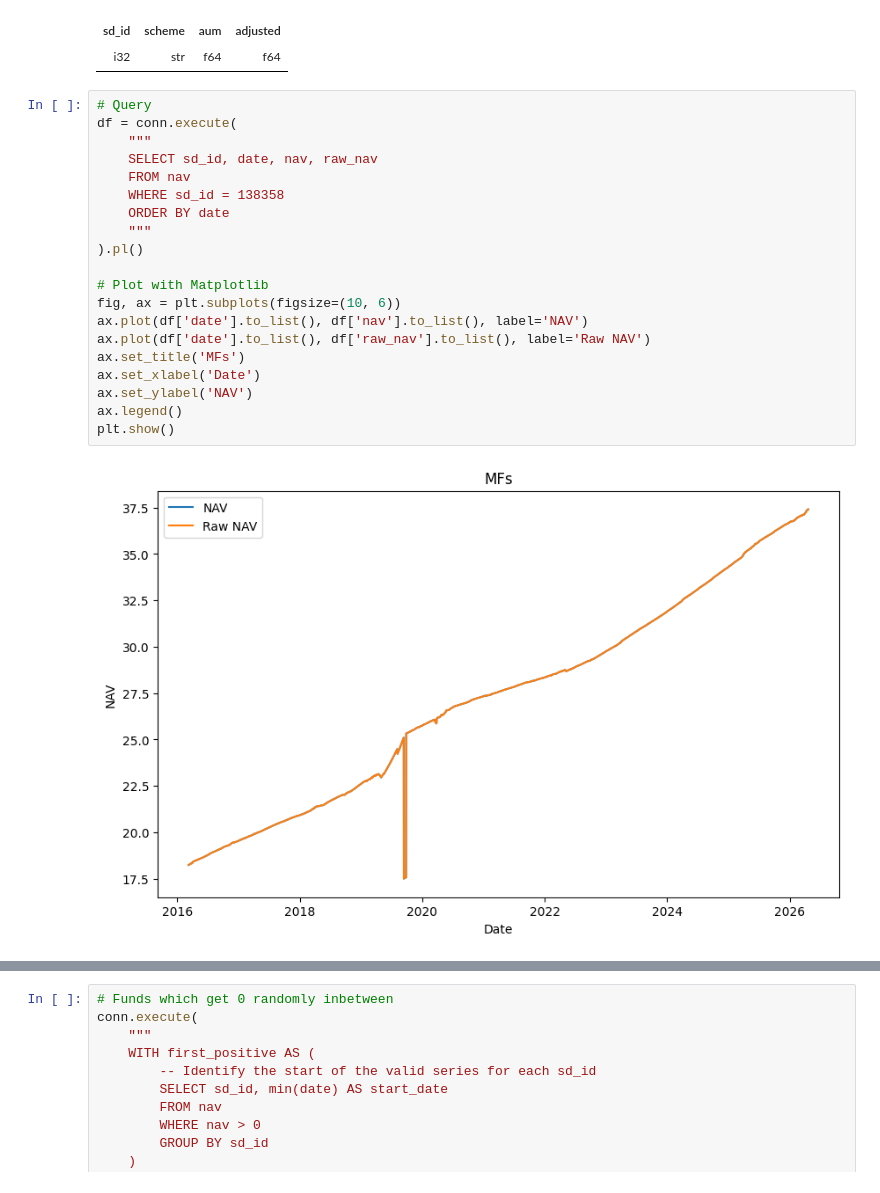
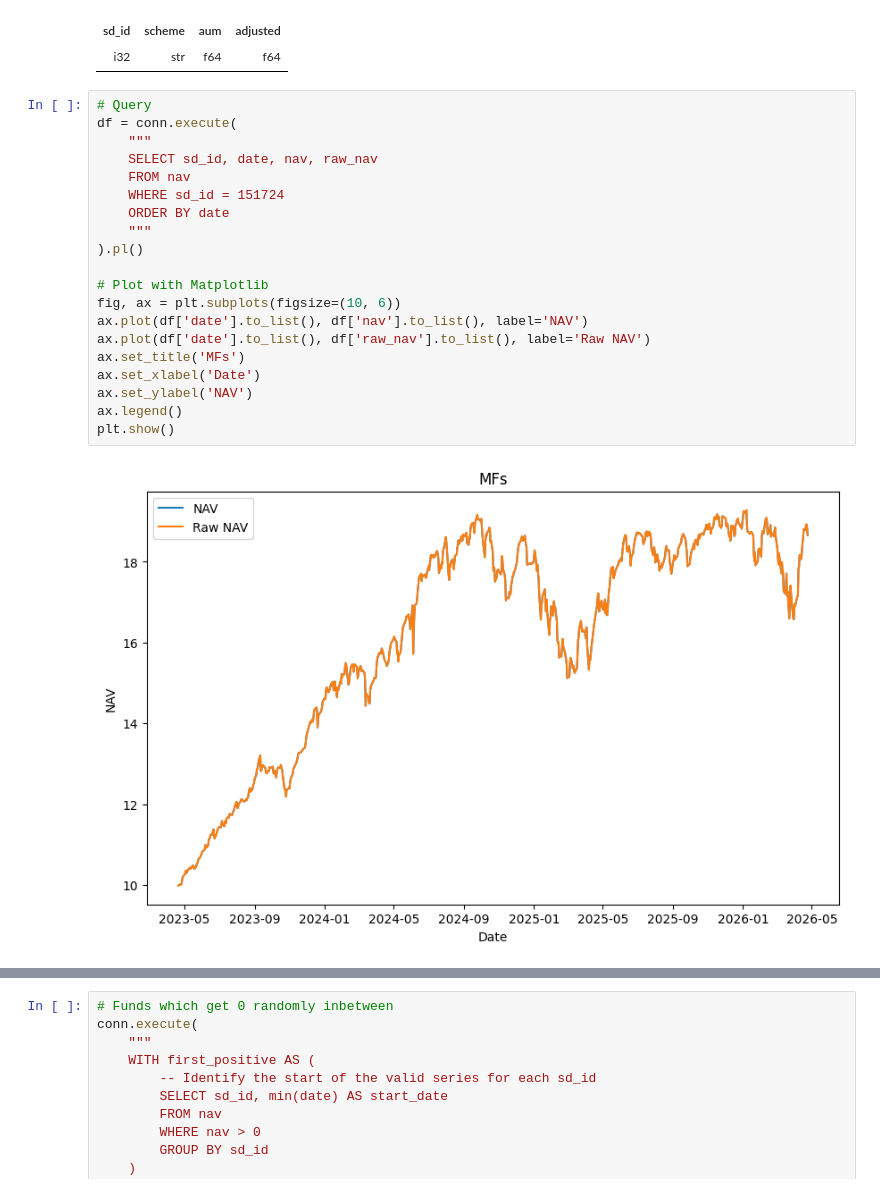
Before and after one commit to akashgurava/amfi, a Jupyter notebook: Start.ipynb, the cells around one changed output, grey strips where cells are left out. Saved outputs shown, nothing was run; the diff lists cells and outputs as text.

```diff
--- a/Start.ipynb
+++ b/Start.ipynb
@@ -447,25 +182,25 @@ shape: (0, 4)
 # %%
 # Query
 df = conn.execute(
     """
     SELECT sd_id, date, nav, raw_nav
     FROM nav
-    WHERE sd_id = 138358
+    WHERE sd_id = 151724
     ORDER BY date
     """
 ).pl()
 
 # Plot with Matplotlib
 fig, ax = plt.subplots(figsize=(10, 6))
 ax.plot(df['date'].to_list(), df['nav'].to_list(), label='NAV')
 ax.plot(df['date'].to_list(), df['raw_nav'].to_list(), label='Raw NAV')
 ax.set_title('MFs')
 ax.set_xlabel('Date')
 ax.set_ylabel('NAV')
 ax.legend()
 plt.show()
 # %% [output]
-[figure, old version]
+[figure, new version]
 # %%
 # Duplicate plan -> scheme
 conn.execute(
```
Also changed, not shown: parts of 34 cells of this notebook, 25 other files.
